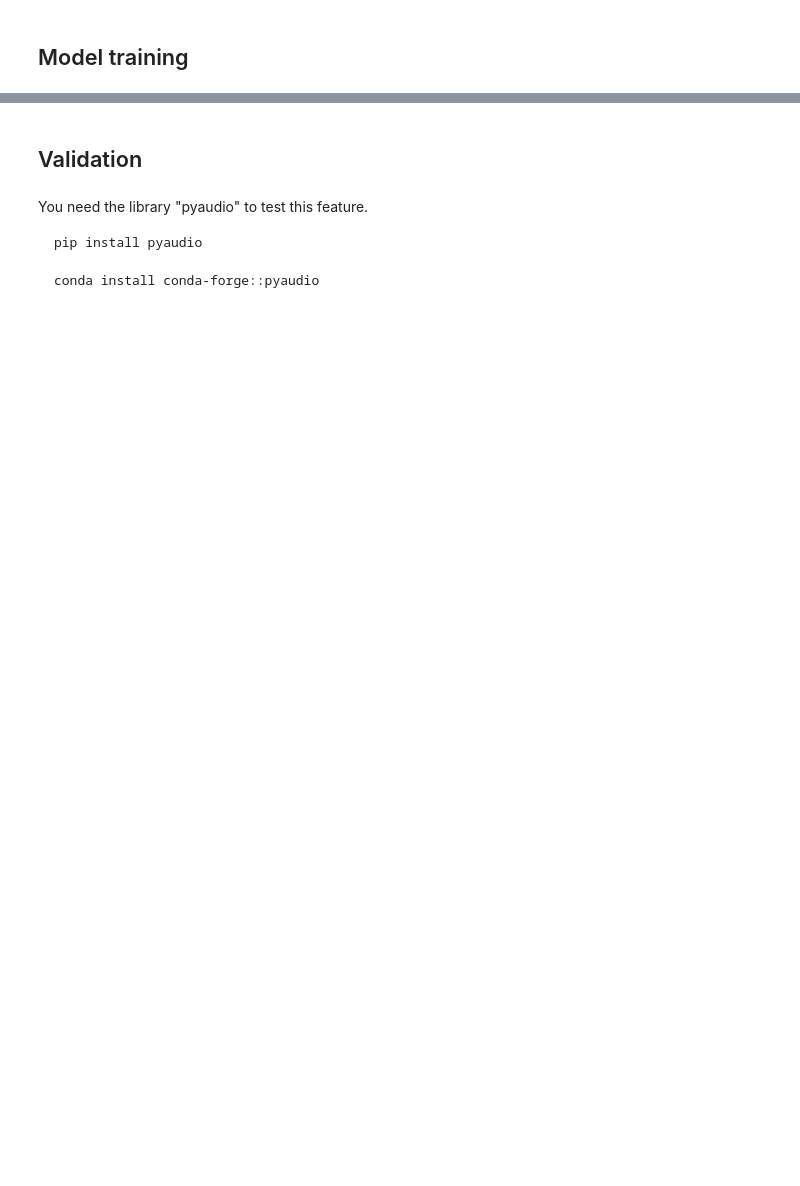
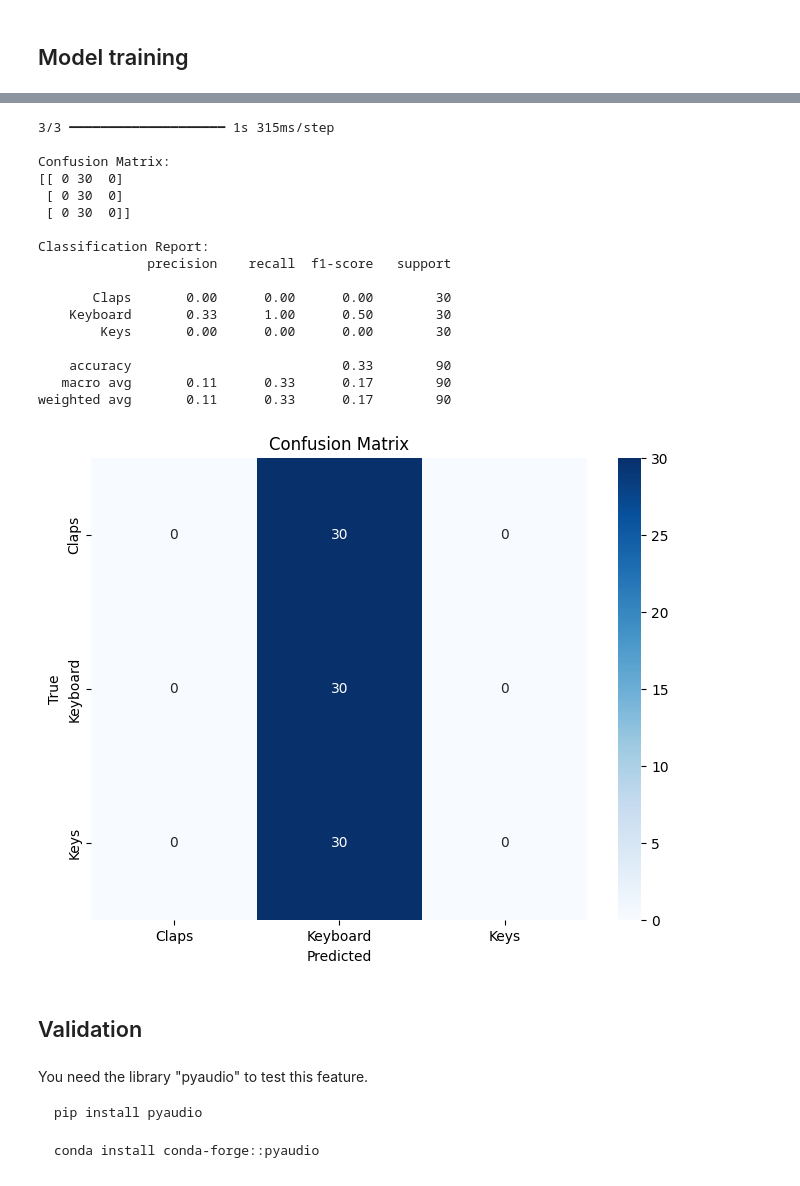
Before and after one commit to pedmur/AIS7, a Jupyter notebook: FinalAssignment/FinalFantasy(semester)VII.ipynb, the cells around one changed output, grey strips where cells are left out. Cells and saved outputs as stored; diff of their text form; code cells hidden in the pictures; blank space fills up the shorter version.

```diff
--- a/FinalAssignment/FinalFantasy(semester)VII.ipynb
+++ b/FinalAssignment/FinalFantasy(semester)VII.ipynb
@@ -164,3 +309,52 @@ model.summary()
+# %%
+from sklearn.metrics import confusion_matrix, classification_report
+import numpy as np
+import seaborn as sns
+import matplotlib.pyplot as plt
+
+# 1. Get the model's predictions (these will be probabilities)
+predictions = model.predict(x_test)
+
+# 2. Convert One-Hot Encoded labels back to Single Integers
+# Example: [0, 1, 0] -> 1 (Keyboard)
+y_pred_classes = np.argmax(predictions, axis=1)
+y_true_classes = np.argmax(y_test, axis=1)
+
+# 3. Print the text evaluation
+print("\nConfusion Matrix:")
+print(confusion_matrix(y_true_classes, y_pred_classes))
+
+print("\nClassification Report:")
+print(classification_report(y_true_classes, y_pred_classes, target_names=CATEGORIES))
+
+# 4. (Optional) Plot a nice heatmap for the Confusion Matrix
+plt.figure(figsize=(8, 6))
+cm = confusion_matrix(y_true_classes, y_pred_classes)
+sns.heatmap(cm, annot=True, fmt='d', cmap='Blues',
+            xticklabels=CATEGORIES, yticklabels=CATEGORIES)
+plt.xlabel('Predicted')
+plt.ylabel('True')
+plt.title('Confusion Matrix')
+plt.show()
+# %% [output]
+3/3 ━━━━━━━━━━━━━━━━━━━━ 1s 315ms/step
+
+Confusion Matrix:
+[[ 0 30  0]
+ [ 0 30  0]
+ [ 0 30  0]]
+
+Classification Report:
+              precision    recall  f1-score   support
+
+       Claps       0.00      0.00      0.00        30
+    Keyboard       0.33      1.00      0.50        30
+        Keys       0.00      0.00      0.00        30
+
+    accuracy                           0.33        90
+   macro avg       0.11      0.33      0.17        90
+weighted avg       0.11      0.33      0.17        90
+[figure, added]
 # %% [markdown]
 ## Validation
 # %% [markdown]
```
Also changed, not shown: parts of 5 cells of this notebook.
